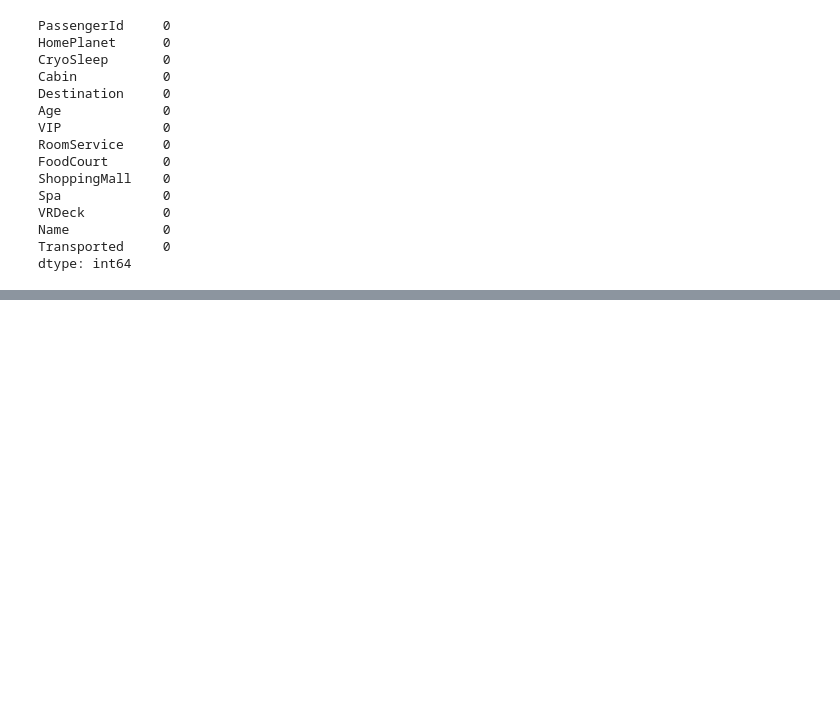
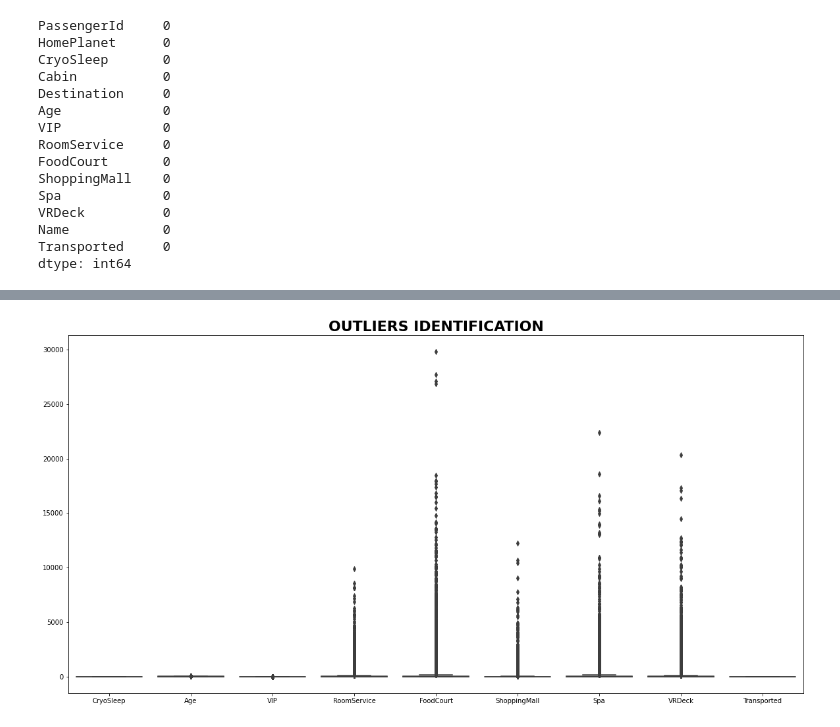
Before and after one commit to Steven030530/Titanic-Space, a Jupyter notebook: Titanic Space.ipynb, the cells around one changed output, grey strips where cells are left out. Drawn from its saved outputs; the diff is of its cells as text; code cells hidden in the pictures; blank space fills up the shorter version.

```diff
--- a/Titanic Space.ipynb
+++ b/Titanic Space.ipynb
@@ -162,0 +189,7 @@ plt.show()
+# %%
+plt.figure(figsize=(20,10))
+plt.title("OUTLIERS IDENTIFICATION", fontsize=22, fontweight="bold")
+sns.boxplot(data=data_clean)
+plt.show()
+# %% [output]
+[figure, added]
```
Also changed, not shown: parts of 61 cells of this notebook.
